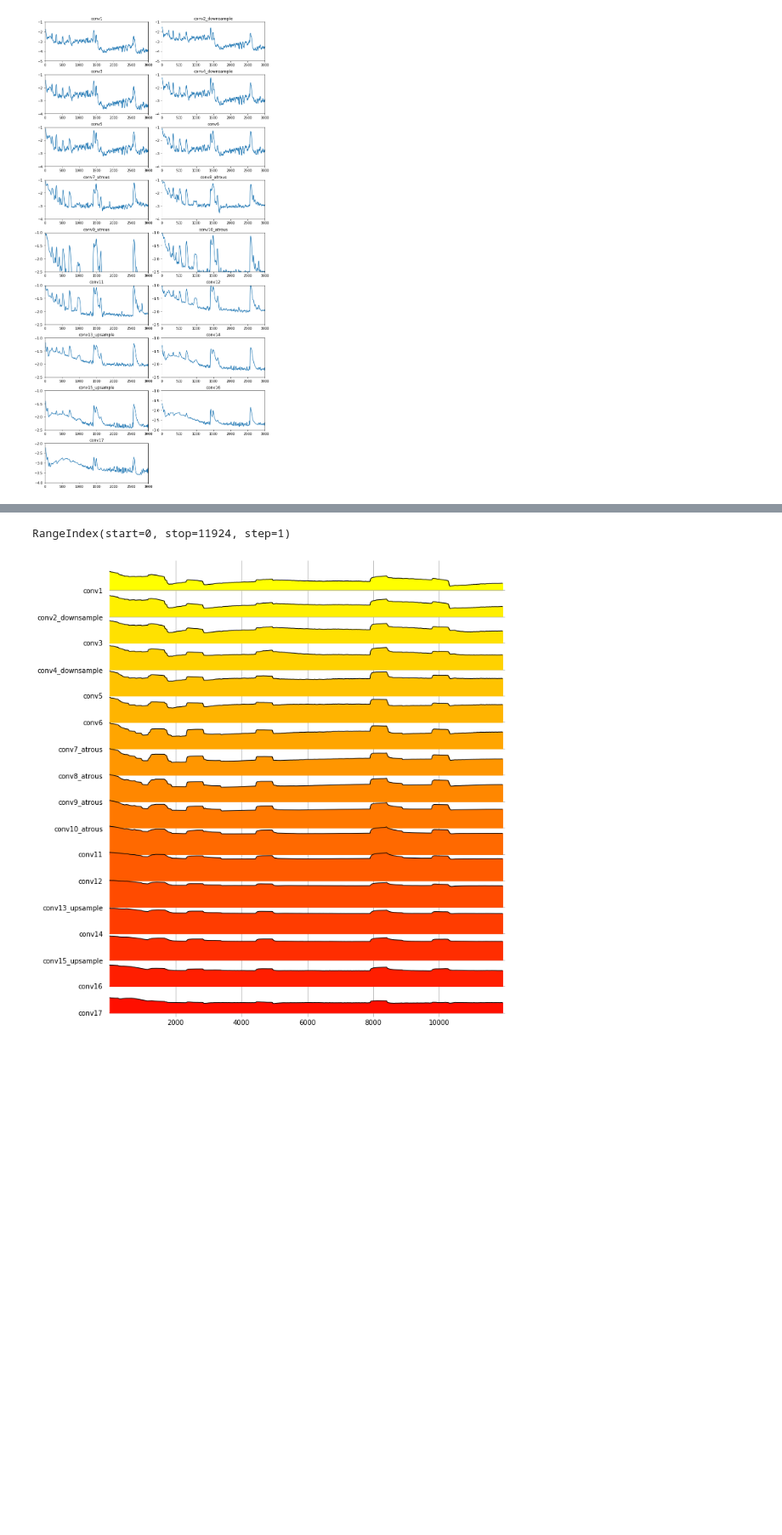
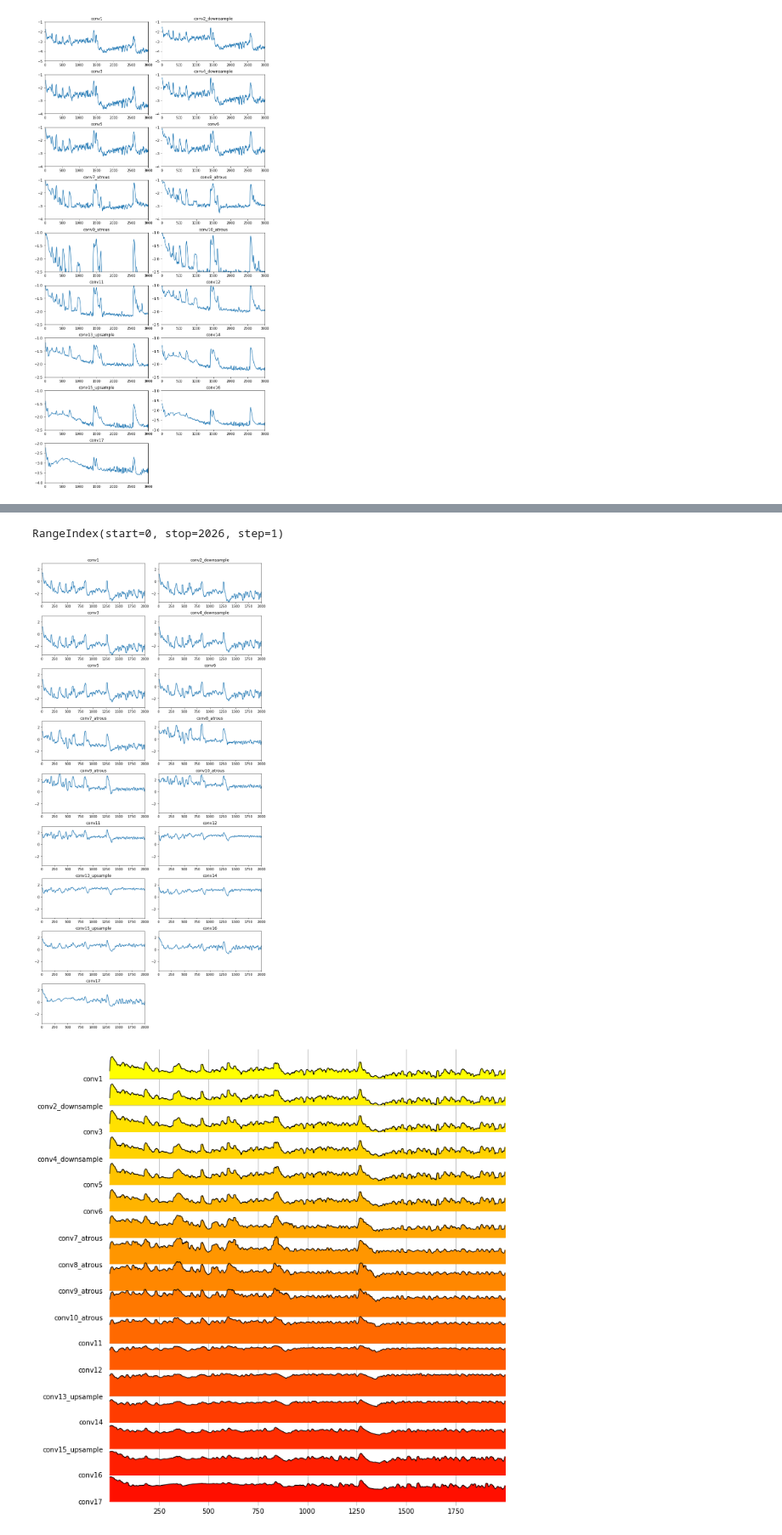
Before and after one commit to kevindoran/dip, a Jupyter notebook: notebooks/dip.ipynb, the cells around one changed output, grey strips where cells are left out. Shown at 85% size. Drawn from its saved outputs; the diff is of its cells as text; code cells hidden in the pictures; blank space fills up the shorter version.

Commit message:
Generate network training visualization image sequences.

```diff
--- a/notebooks/dip.ipynb
+++ b/notebooks/dip.ipynb
@@ -59,6 +59,22 @@ def display_results2(df, x_max):
         axes_f[i].set_ylim(bottom=-2.5, top=-1)
     axes_f[15].set_ylim(bottom=-3, top=-1)
     axes_f[16].set_ylim(bottom=-4, top=-2)
+
+def display_results3(df, x_max, y_min=-3.5, y_max=3.0, win_size=20):
+    layer_names = df.columns.to_list()[2:]
+    smooth_df = df.rolling(win_size, center=True, win_type='boxcar', min_periods=1).mean()
+    fig, axes = plt.subplots(nrows=9, ncols=2, figsize=(10,20))
+    fig.tight_layout(h_pad=2)
+    axes_f = axes.flatten()
+    for i,layer_name in enumerate(layer_names):
+        layer_id = i+1
+        axes_f[i].set_title(f'{layer_name}')
+        axes_f[i].plot(df.index, np.log10(smooth_df[f'{layer_name}'].values))
+        axes_f[i].set_xlim(left=0, right=x_max)
+    # Disable the extra axes.
+    axes_f[-1].set_axis_off()
+    for a in axes_f:
+        a.set_ylim(bottom=y_min, top=y_max)
 # %% [markdown]
 ## Thought log
 Ideas kept in cronological order.
@@ -219,18 +256,24 @@ data =  np.log10(smooth_df[df.columns.to_list()[2:]])
 # %%
+df = pd.read_pickle('../data/experiments/1/5/data.dataframe_pickle')
+x_max = 2000
+display_results3(df, x_max)
+
+import joypy
+from matplotlib import cm
+smooth_df = df.rolling(10, center=True, win_type='boxcar', min_periods=1).mean()
+data =  np.log10(smooth_df[df.columns.to_list()[2:]])
+
 print(data.index)
 fig, axes = joypy.joyplot(
-    4.5+data,
+    3.5+data,
     figsize=(10,10),
     colormap=cm.autumn_r,
     linewidth=1,
     overlap=0.3,
     grid='both',
     kind='values',
-    x_range=range(0, 12000),
-    #data.index,
-    )
-#for a in axes:
-#    a.set_xlim(0, 1000)
+    x_range=range(0, x_max))
 # %% [output]
-RangeIndex(start=0, stop=11924, step=1)
+RangeIndex(start=0, stop=2026, step=1)
-[figure, old version]
+[figure, new version]
+[figure, added]
```
Also changed, not shown: parts of 6 cells of this notebook, 7 other files.
